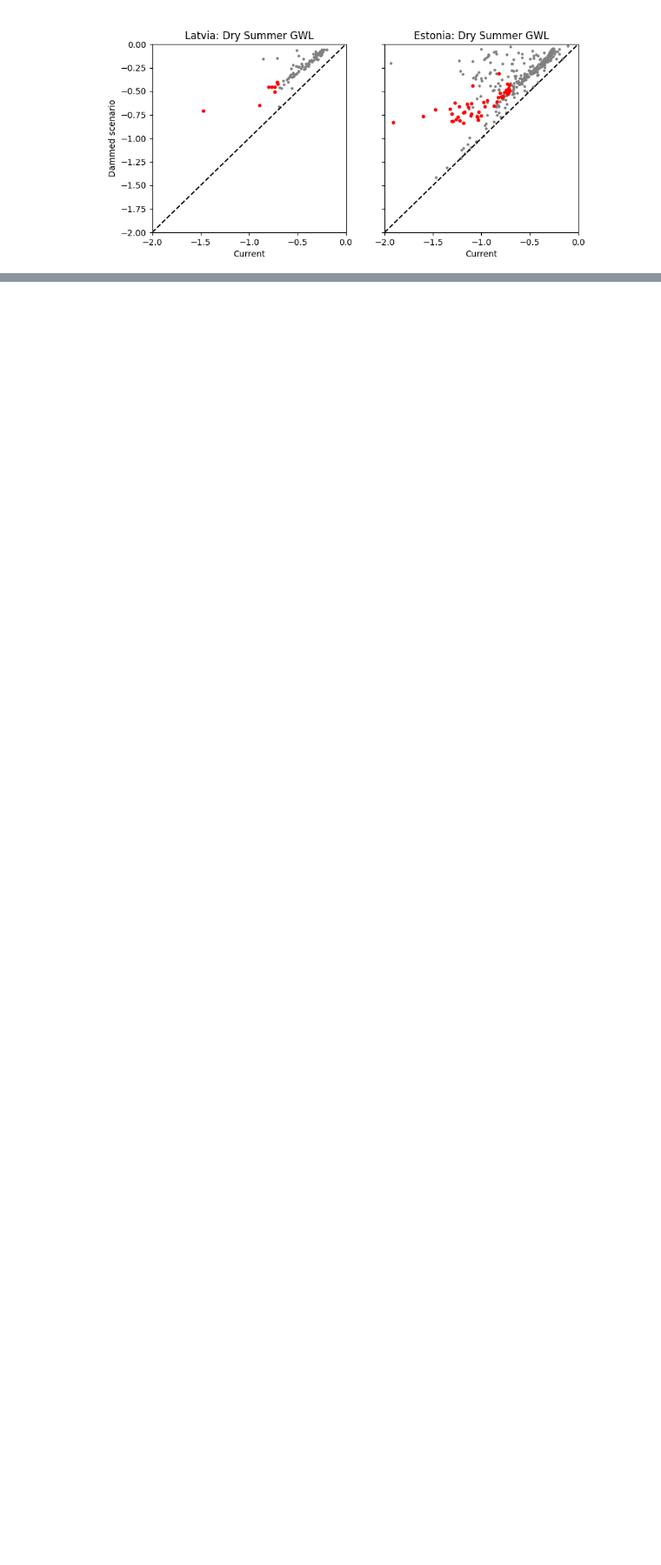
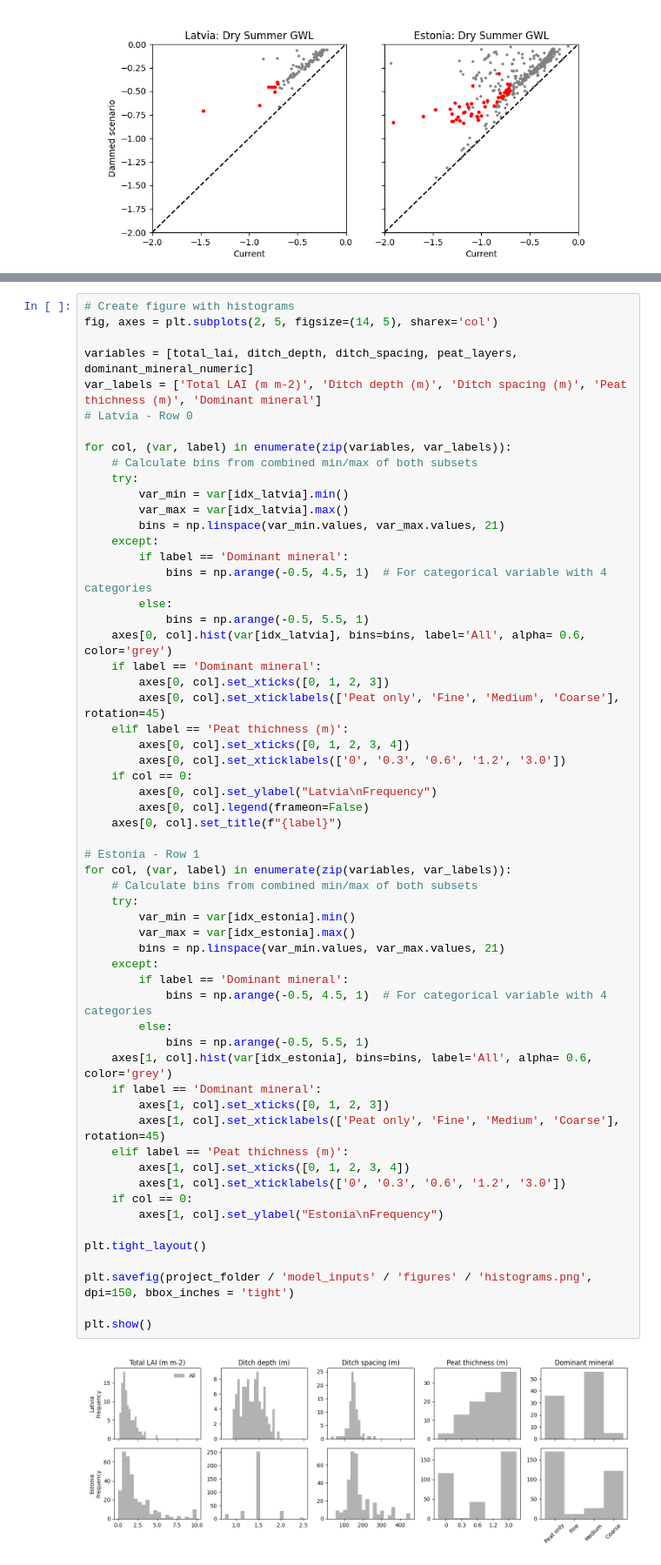
Before and after one commit to LukeEcomod/SpaFHy_Peat_AD, a Jupyter notebook: run_example_ad.ipynb, the cells around one changed output, grey strips where cells are left out. Shown at 87% size. Cells and saved outputs as stored; diff of their text form; blank space fills up the shorter version.

```diff
--- a/run_example_ad.ipynb
+++ b/run_example_ad.ipynb
@@ -241,4 +242,64 @@ plt.savefig(project_folder / 'model_inputs' / 'figures' / 'histograms.png', dpi=
 plt.show()
 # %% [output]
 [figure]
+# %%
+# Create figure with histograms
+fig, axes = plt.subplots(2, 5, figsize=(14, 5), sharex='col')
+
+variables = [total_lai, ditch_depth, ditch_spacing, peat_layers, dominant_mineral_numeric]
+var_labels = ['Total LAI (m m-2)', 'Ditch depth (m)', 'Ditch spacing (m)', 'Peat thichness (m)', 'Dominant mineral']
+# Latvia - Row 0
+
+for col, (var, label) in enumerate(zip(variables, var_labels)):
+    # Calculate bins from combined min/max of both subsets
+    try:
+        var_min = var[idx_latvia].min()
+        var_max = var[idx_latvia].max()
+        bins = np.linspace(var_min.values, var_max.values, 21)
+    except:
+        if label == 'Dominant mineral':
+            bins = np.arange(-0.5, 4.5, 1)  # For categorical variable with 4 categories
+        else:
+            bins = np.arange(-0.5, 5.5, 1)
+    axes[0, col].hist(var[idx_latvia], bins=bins, label='All', alpha= 0.6, color='grey')
+    if label == 'Dominant mineral':
+        axes[0, col].set_xticks([0, 1, 2, 3])
+        axes[0, col].set_xticklabels(['Peat only', 'Fine', 'Medium', 'Coarse'], rotation=45)
+    elif label == 'Peat thichness (m)':
+        axes[0, col].set_xticks([0, 1, 2, 3, 4])
+        axes[0, col].set_xticklabels(['0', '0.3', '0.6', '1.2', '3.0'])
+    if col == 0:
+        axes[0, col].set_ylabel("Latvia\nFrequency")
+        axes[0, col].legend(frameon=False)
+    axes[0, col].set_title(f"{label}")
+
+# Estonia - Row 1
+for col, (var, label) in enumerate(zip(variables, var_labels)):
+    # Calculate bins from combined min/max of both subsets
+    try:
+        var_min = var[idx_estonia].min()
+        var_max = var[idx_estonia].max()
+        bins = np.linspace(var_min.values, var_max.values, 21)
+    except:
+        if label == 'Dominant mineral':
+            bins = np.arange(-0.5, 4.5, 1)  # For categorical variable with 4 categories
+        else:
+            bins = np.arange(-0.5, 5.5, 1)
+    axes[1, col].hist(var[idx_estonia], bins=bins, label='All', alpha= 0.6, color='grey')
+    if label == 'Dominant mineral':
+        axes[1, col].set_xticks([0, 1, 2, 3])
+        axes[1, col].set_xticklabels(['Peat only', 'Fine', 'Medium', 'Coarse'], rotation=45)
+    elif label == 'Peat thichness (m)':
+        axes[1, col].set_xticks([0, 1, 2, 3, 4])
+        axes[1, col].set_xticklabels(['0', '0.3', '0.6', '1.2', '3.0'])
+    if col == 0:
+        axes[1, col].set_ylabel("Estonia\nFrequency")
+
+plt.tight_layout()
+
+plt.savefig(project_folder / 'model_inputs' / 'figures' / 'histograms.png', dpi=150, bbox_inches = 'tight')
+
+plt.show()
+# %% [output]
+[figure, added]
 # %%
```
Also changed, not shown: parts of 3 cells of this notebook.
